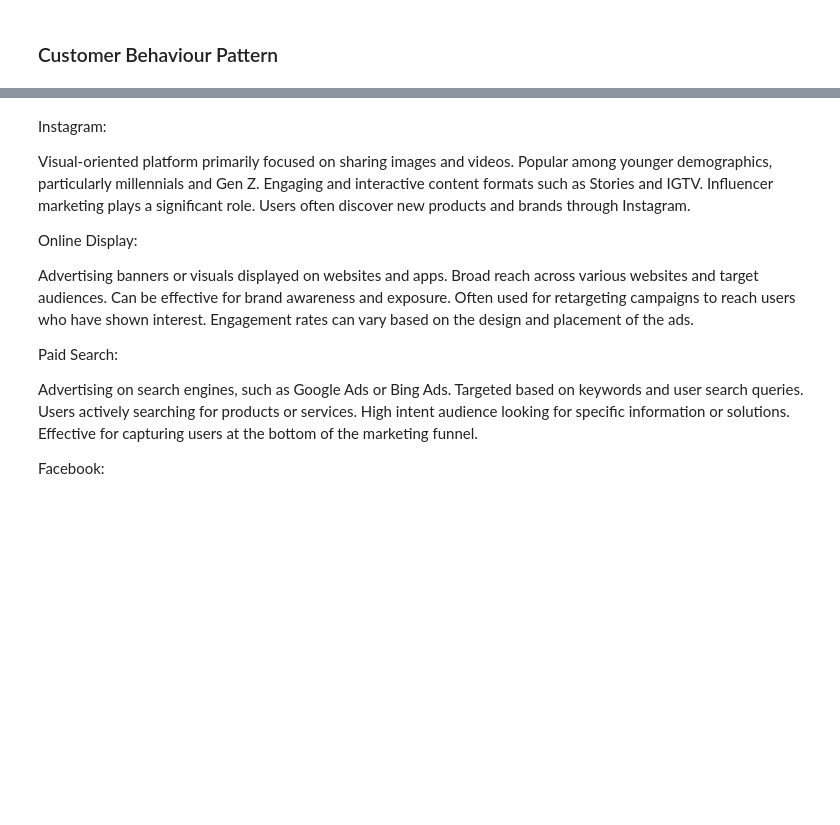
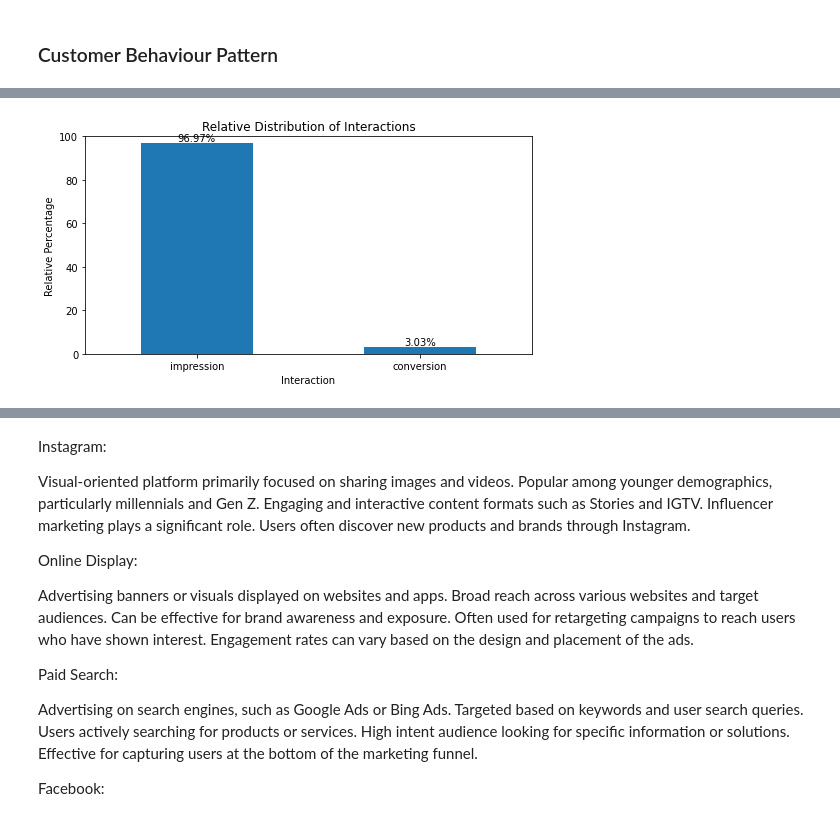
Before and after one commit to miji-lee-kr/marketing_attribution, a Jupyter notebook: Marketing_Mix_Modeling.ipynb, the cells around one changed output, grey strips where cells are left out. Drawn from its saved outputs; the diff is of its cells as text; code cells hidden in the pictures; blank space fills up the shorter version.

```diff
--- a/Marketing_Mix_Modeling.ipynb
+++ b/Marketing_Mix_Modeling.ipynb
@@ -101,0 +121,21 @@ df.head()
+# %%
+# What is the distribution of interactions (impressions and conversions) in the dataset?
+
+interaction_percentages = df['interaction'].value_counts(normalize=True) * 100
+plt.figure(figsize=(8, 4))
+interaction_percentages.plot(kind='bar')
+plt.xlabel('Interaction')
+plt.ylabel('Relative Percentage')
+plt.title('Relative Distribution of Interactions')
+
+total_interactions = interaction_percentages.sum()
+for i, value in enumerate(interaction_percentages):
+    plt.text(i, value, f'{value:.2f}%', ha='center', va='bottom')
+
+plt.xticks(rotation=0)
+plt.ylim(0, 100)
+plt.show()
+
+# 전체 유입량 중 3%만 전환한다
+# %% [output]
+[figure, added]
```
Also changed, not shown: parts of 8 cells of this notebook.
